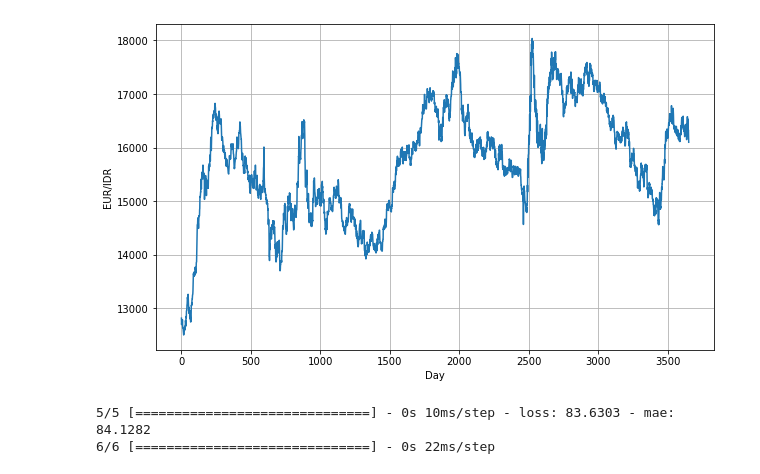
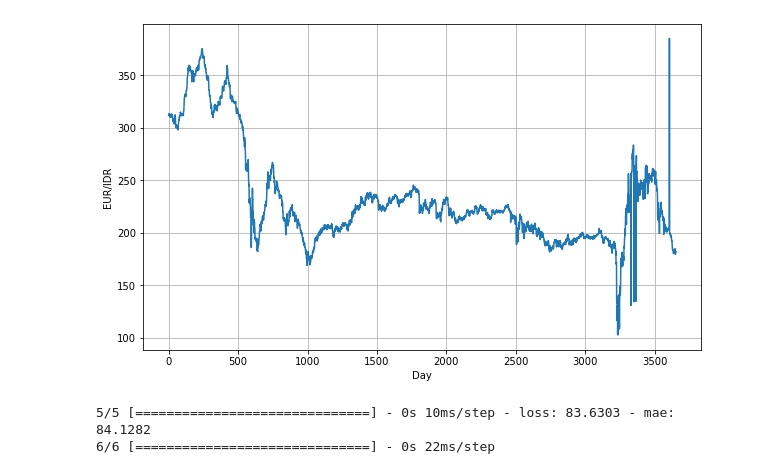
Before and after one commit to C23-PR588/autoforex-machine-learning, a Jupyter notebook: compare ANN with other ANN.ipynb, the cells around one changed output. Cells and saved outputs as stored; diff of their text form; code cells hidden in the pictures.

```diff
--- a/compare ANN with other ANN.ipynb
+++ b/compare ANN with other ANN.ipynb
@@ -3,30 +3,30 @@
 # %%
 # Initialize lists
 time_step = []
 sunspots = []
 
 # Open CSV file
 with open('./currency_data_10_years.csv') as csvfile:
 
     # Initialize reader
     reader = csv.reader(csvfile, delimiter=',')
 
     # Skip the first line
     next(reader)
 
     # Append row and sunspot number to lists
     for i,row in enumerate(reader):
         time_step.append(int(i))
-        sunspots.append(float(row[1]))
+        sunspots.append(float(row[10]))
 
 # Convert lists to numpy arrays
 time = np.array(time_step)
 series = np.array(sunspots)
 
 # Preview the data
 plot_series(time, series, xlabel='Day', ylabel='EUR/IDR')
 # %% [output]
-[figure, old version]
+[figure, new version]
 # %%
 split_time = 3000
 
```
Also changed, not shown: 53 other files.
